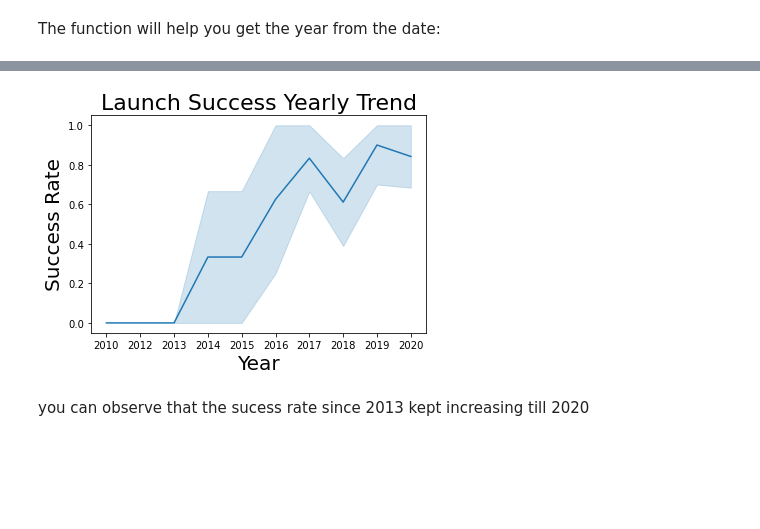
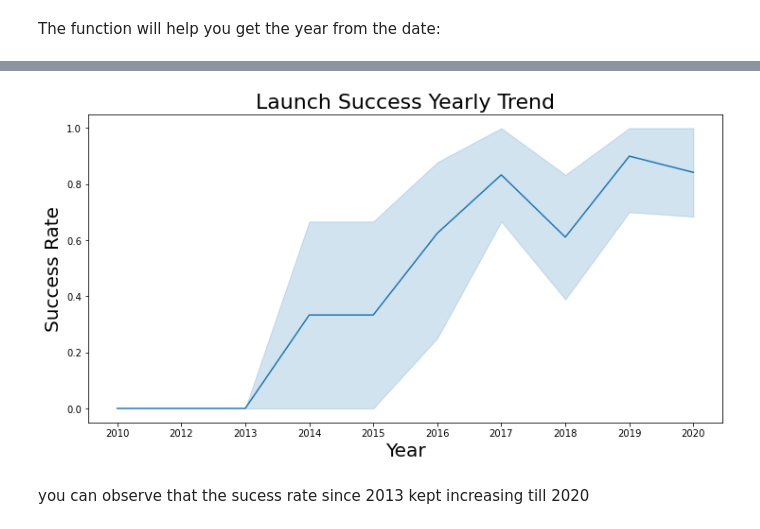
Before and after one commit to humaperveen/Applied-Data-Science-Capstone, a Jupyter notebook: SpaceX EDA with Data Visualization.ipynb, the cells around one changed output, grey strips where cells are left out. Saved outputs shown, nothing was run; the diff lists cells and outputs as text; code cells hidden in the pictures; blank space fills up the shorter version.

```diff
--- a/SpaceX EDA with Data Visualization.ipynb
+++ b/SpaceX EDA with Data Visualization.ipynb
@@ -199,12 +199,12 @@ df1.head()
 | 4 | 5 | 2013-12-03 | Falcon 9 | 3170.000000 | GTO | CCAFS SLC 40 | None None | 1 | False | ... |
 # %%
 # Plot a line chart with x axis to be the extracted year and y axis to be the success rate
-#fig, ax=plt.subplots(figsize=(12,6))
+fig, ax=plt.subplots(figsize=(12,6))
 
 sns.lineplot(x="Year", y="Class", data=df1)
 plt.xlabel("Year",fontsize=20)
 plt.ylabel("Success Rate",fontsize=20)
 plt.title("Launch Success Yearly Trend", fontsize = 22)
 plt.show()
 # %% [output]
-[figure, old version]
+[figure, new version]
```
Also changed, not shown: parts of 6 cells of this notebook.
